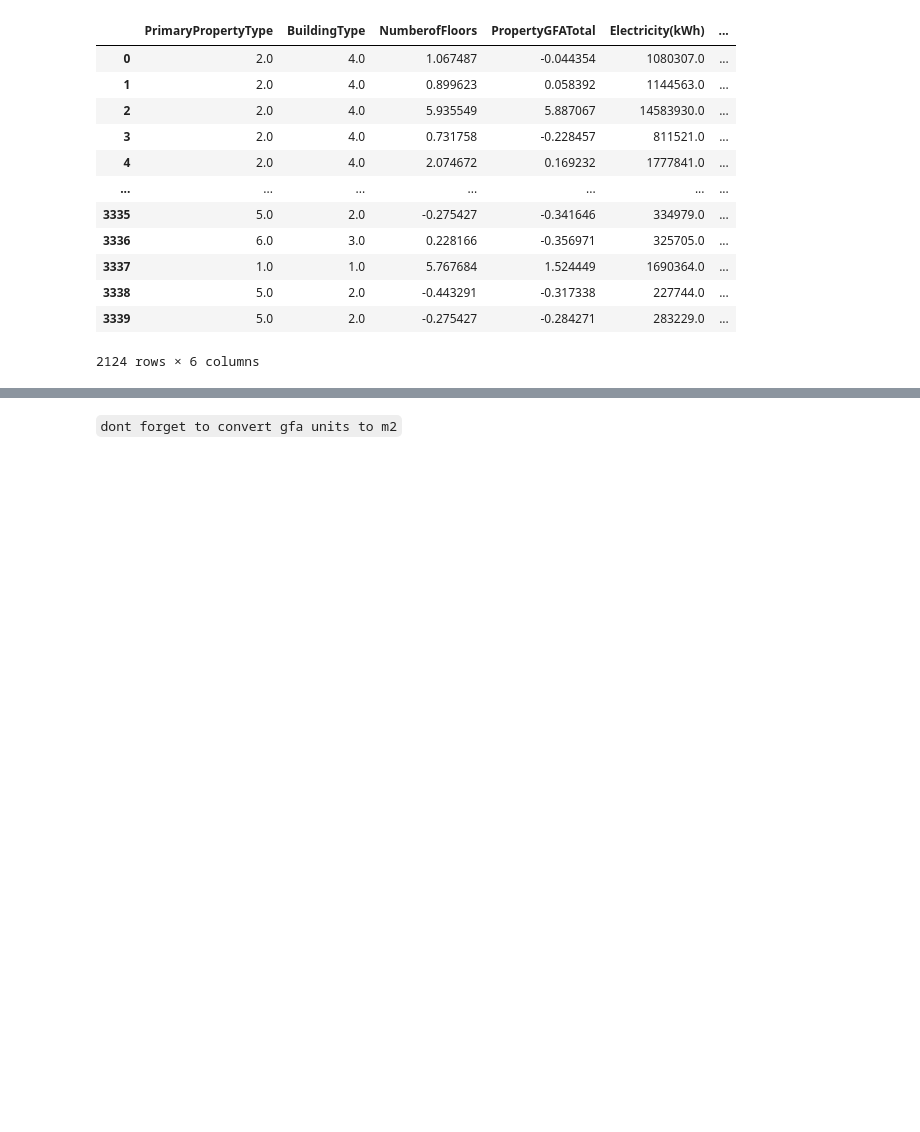
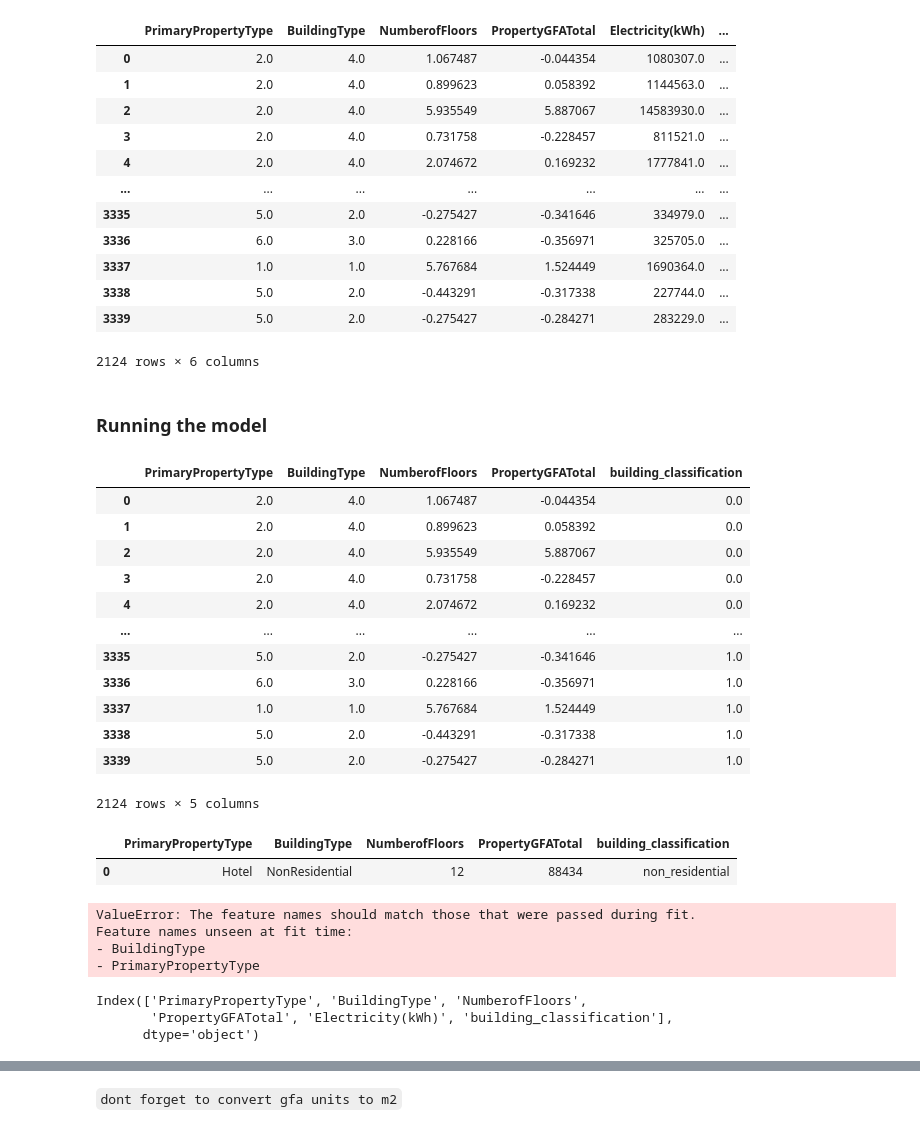
Before and after one commit to hramzan01/project_zero, a Jupyter notebook: nb_utilities.ipynb, the cells around one changed output, grey strips where cells are left out. Cells and saved outputs as stored; diff of their text form; code cells hidden in the pictures; blank space fills up the shorter version.

Commit message:
first attempt to predict

```diff
--- a/nb_utilities.ipynb
+++ b/nb_utilities.ipynb
@@ -255,3 +264,70 @@ df_scaled
 | 3338 | 5.0 | 2.0 | -0.443291 | -0.317338 | 227744.0 | ... |
 | 3339 | 5.0 | 2.0 | -0.275427 | -0.284271 | 283229.0 | ... |
 2124 rows × 6 columns
+# %% [markdown]
+### Running the model
+# %%
+# import model type
+from sklearn.linear_model import SGDRegressor
+from sklearn.model_selection import cross_validate
+
+
+# Instantiate model
+sgd_regressor = SGDRegressor()
+
+# define x and y
+features = list(df_scaled.columns)
+features.remove('Electricity(kWh)')
+
+X = df_scaled[features]
+y = df_scaled['Electricity(kWh)']
+
+# cross validate to test performance
+cv_sgd = cross_validate(sgd_regressor, X, y, cv=5)
+X
+# %% [output]
+|  | PrimaryPropertyType | BuildingType | NumberofFloors | PropertyGFATotal | building_classification |
+| 0 | 2.0 | 4.0 | 1.067487 | -0.044354 | 0.0 |
+| 1 | 2.0 | 4.0 | 0.899623 | 0.058392 | 0.0 |
+| 2 | 2.0 | 4.0 | 5.935549 | 5.887067 | 0.0 |
+| 3 | 2.0 | 4.0 | 0.731758 | -0.228457 | 0.0 |
+| 4 | 2.0 | 4.0 | 2.074672 | 0.169232 | 0.0 |
+| ... | ... | ... | ... | ... | ... |
+| 3335 | 5.0 | 2.0 | -0.275427 | -0.341646 | 1.0 |
+| 3336 | 6.0 | 3.0 | 0.228166 | -0.356971 | 1.0 |
+| 3337 | 1.0 | 1.0 | 5.767684 | 1.524449 | 1.0 |
+| 3338 | 5.0 | 2.0 | -0.443291 | -0.317338 | 1.0 |
+| 3339 | 5.0 | 2.0 | -0.275427 | -0.284271 | 1.0 |
+2124 rows × 5 columns
+# %%
+new_building
+# %% [output]
+|  | PrimaryPropertyType | BuildingType | NumberofFloors | PropertyGFATotal | building_classification |
+| 0 | Hotel | NonResidential | 12 | 88434 | non_residential |
+# %%
+# make first prediction
+new_building = pd.DataFrame({
+    'PrimaryPropertyType': 'Hotel',
+    'BuildingType': 'NonResidential',
+    'NumberofFloors': 12,
+    'PropertyGFATotal': 88434,
+    'building_classification': 'non_residential'
+    }, index=[0])
+
+# train model
+sgd_regressor.fit(X, y)
+
+# scale new prediction values
+new_X = pd.DataFrame(s_scaler.transform(new_building))
+# new_X.columns = new_building.columns
+# %% [output]
+ValueError: The feature names should match those that were passed during fit.
+Feature names unseen at fit time:
+- BuildingType
+- PrimaryPropertyType
+# %%
+df_seattle.columns
+# %% [output]
+Index(['PrimaryPropertyType', 'BuildingType', 'NumberofFloors',
+       'PropertyGFATotal', 'Electricity(kWh)', 'building_classification'],
+      dtype='object')
```
Also changed, not shown: parts of 2 cells of this notebook.
